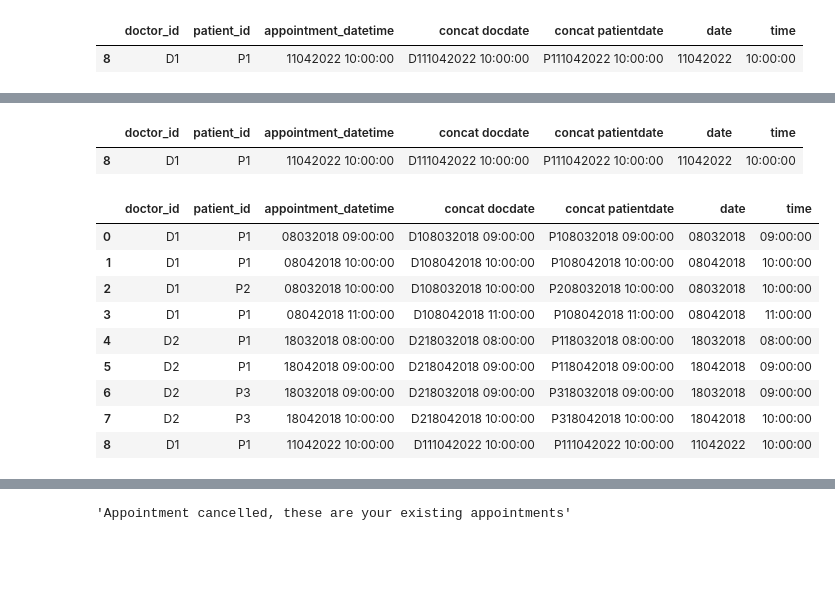
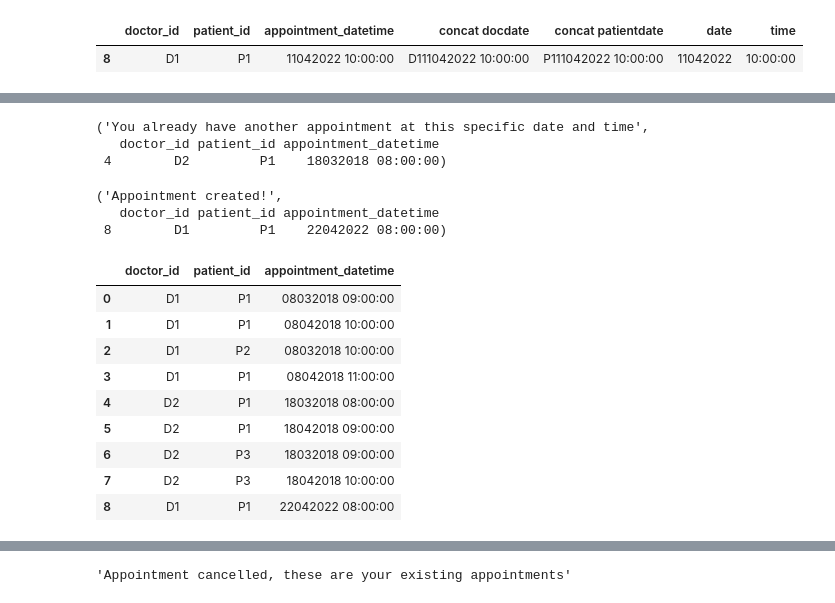
Before and after one commit to jasonltr/data4life, a Jupyter notebook: solution.ipynb, the cells around one changed output, grey strips where cells are left out. Saved outputs shown, nothing was run; the diff lists cells and outputs as text; code cells hidden in the pictures; blank space fills up the shorter version.

```diff
--- a/solution.ipynb
+++ b/solution.ipynb
@@ -124,22 +163,30 @@ def make_appt(doctor,patient,date,time,data):
+# %%
+#make_appt('D1','P1','18032018','08:00:00',data)
+make_appt(doc_id_input(),patient_id_input(),date_input(),time_input(),data)
+# %% [output]
+('You already have another appointment at this specific date and time',
+   doctor_id patient_id appointment_datetime
+ 4        D2         P1    18032018 08:00:00)
 # %%
-make_appt('D1','P1','11042022','10:00:00',data)
-#make_appt(doc_id_input(),patient_id_input(),date_input(),time_input(),data)
+#make_appt('D1','P1','11042022','10:00:00',data)
+make_appt(doc_id_input(),patient_id_input(),date_input(),time_input(),data)
 # %% [output]
-|  | doctor_id | patient_id | appointment_datetime | concat docdate | concat patientdate | date | time |
-| 8 | D1 | P1 | 11042022 10:00:00 | D111042022 10:00:00 | P111042022 10:00:00 | 11042022 | 10:00:00 |
+('Appointment created!',
+   doctor_id patient_id appointment_datetime
+ 8        D1         P1    22042022 08:00:00)
 # %%
-data
+data.iloc[:,:3]
 # %% [output]
-|  | doctor_id | patient_id | appointment_datetime | concat docdate | concat patientdate | date | time |
-| 0 | D1 | P1 | 08032018 09:00:00 | D108032018 09:00:00 | P108032018 09:00:00 | 08032018 | 09:00:00 |
-| 1 | D1 | P1 | 08042018 10:00:00 | D108042018 10:00:00 | P108042018 10:00:00 | 08042018 | 10:00:00 |
-| 2 | D1 | P2 | 08032018 10:00:00 | D108032018 10:00:00 | P208032018 10:00:00 | 08032018 | 10:00:00 |
-| 3 | D1 | P1 | 08042018 11:00:00 | D108042018 11:00:00 | P108042018 11:00:00 | 08042018 | 11:00:00 |
-| 4 | D2 | P1 | 18032018 08:00:00 | D218032018 08:00:00 | P118032018 08:00:00 | 18032018 | 08:00:00 |
-| 5 | D2 | P1 | 18042018 09:00:00 | D218042018 09:00:00 | P118042018 09:00:00 | 18042018 | 09:00:00 |
-| 6 | D2 | P3 | 18032018 09:00:00 | D218032018 09:00:00 | P318032018 09:00:00 | 18032018 | 09:00:00 |
-| 7 | D2 | P3 | 18042018 10:00:00 | D218042018 10:00:00 | P318042018 10:00:00 | 18042018 | 10:00:00 |
-| 8 | D1 | P1 | 11042022 10:00:00 | D111042022 10:00:00 | P111042022 10:00:00 | 11042022 | 10:00:00 |
+|  | doctor_id | patient_id | appointment_datetime |
+| 0 | D1 | P1 | 08032018 09:00:00 |
+| 1 | D1 | P1 | 08042018 10:00:00 |
+| 2 | D1 | P2 | 08032018 10:00:00 |
+| 3 | D1 | P1 | 08042018 11:00:00 |
+| 4 | D2 | P1 | 18032018 08:00:00 |
+| 5 | D2 | P1 | 18042018 09:00:00 |
+| 6 | D2 | P3 | 18032018 09:00:00 |
+| 7 | D2 | P3 | 18042018 10:00:00 |
+| 8 | D1 | P1 | 22042022 08:00:00 |
 # %%
 check_all_patient_appt('P1',data)
 # %% [output]
```
Also changed, not shown: parts of 17 cells of this notebook.
